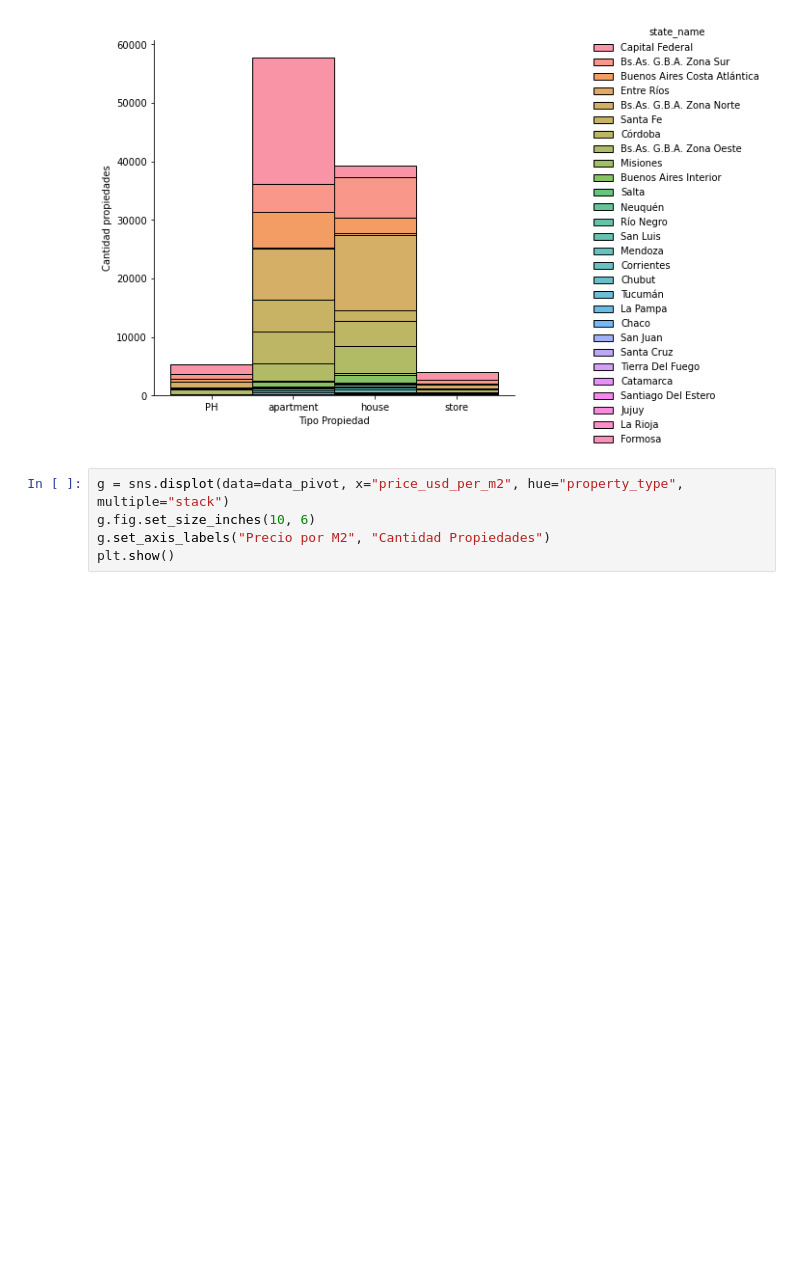
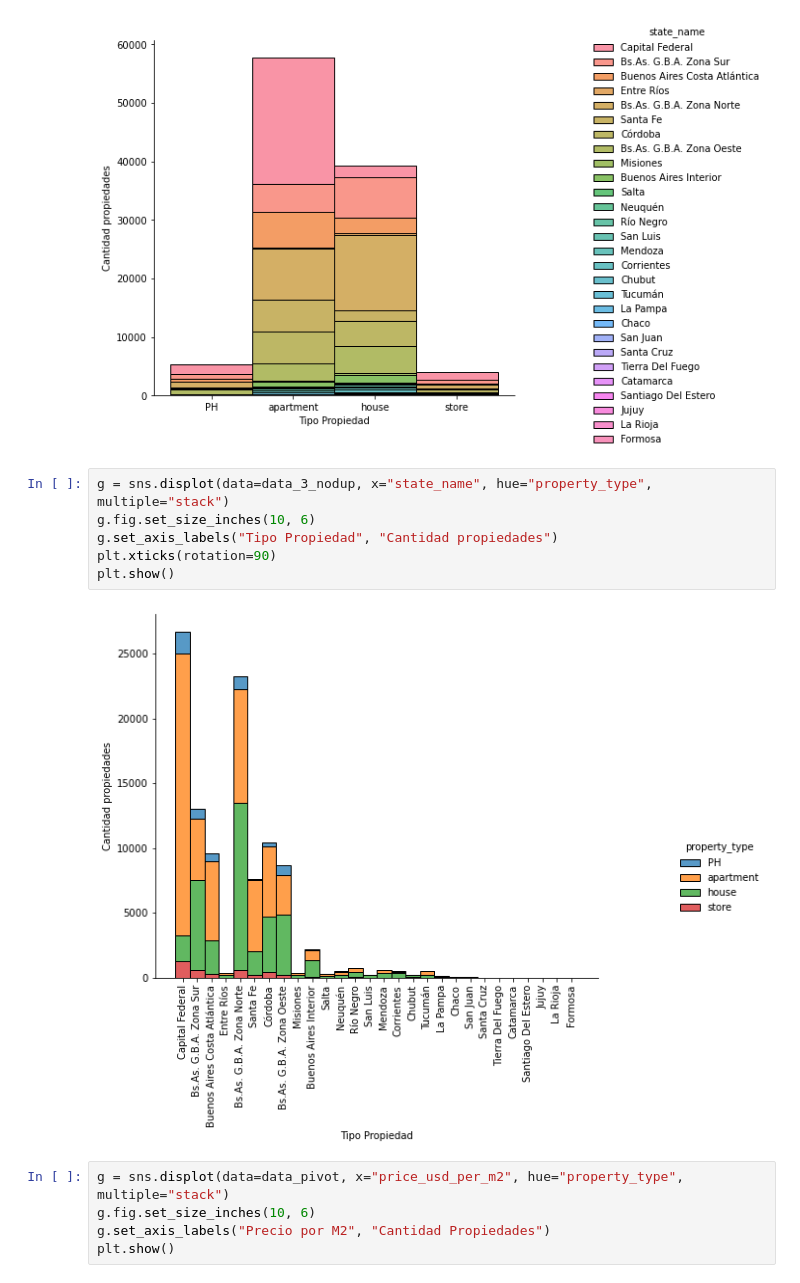
Before and after one commit to FernandoCastroSaia/DH, a Jupyter notebook: TPMerge3.ipynb, the cells around one changed output. Cells and saved outputs as stored; diff of their text form; blank space fills up the shorter version.

```diff
--- a/TPMerge3.ipynb
+++ b/TPMerge3.ipynb
@@ -883,6 +880,14 @@ g.set_axis_labels("Tipo Propiedad", "Cantidad propiedades")
 plt.show()
 # %% [output]
 [figure]
+# %%
+g = sns.displot(data=data_3_nodup, x="state_name", hue="property_type", multiple="stack")
+g.fig.set_size_inches(10, 6)
+g.set_axis_labels("Tipo Propiedad", "Cantidad propiedades")
+plt.xticks(rotation=90)
+plt.show()
+# %% [output]
+[figure, added]
 # %%
 g = sns.displot(data=data_pivot, x="price_usd_per_m2", hue="property_type", multiple="stack")
 g.fig.set_size_inches(10, 6)
```
Also changed, not shown: parts of 11 cells of this notebook.
